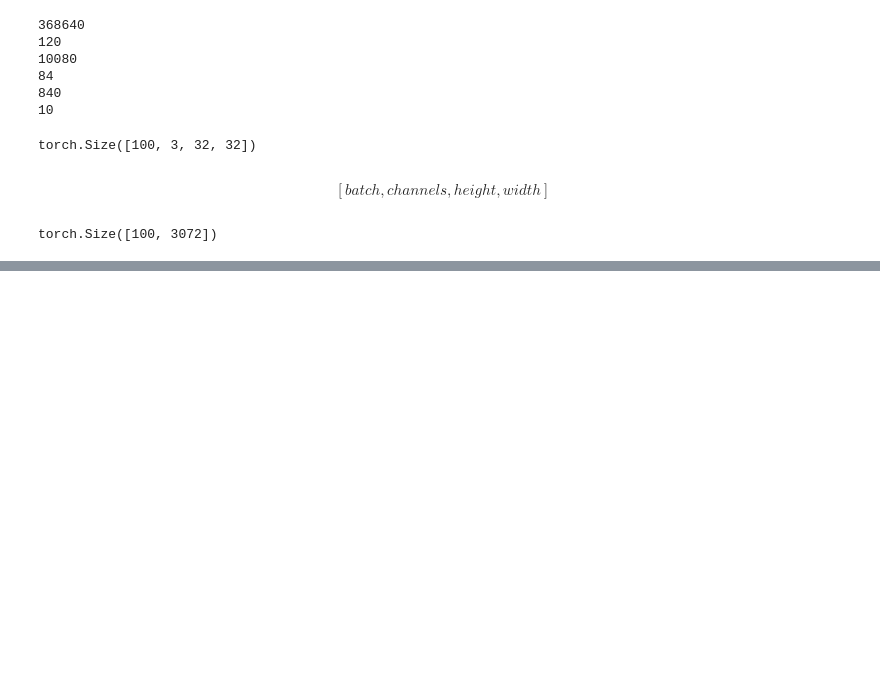
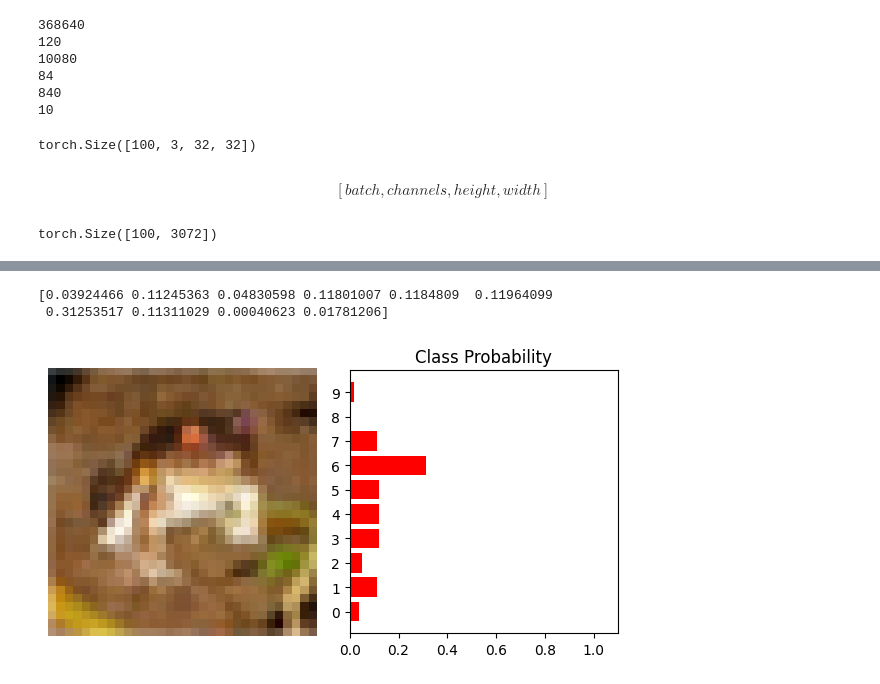
Before and after one commit to AndrsGzRo/deeplearning-pytorch, a Jupyter notebook: Multilayer_Perceptrons.ipynb, the cells around one changed output, grey strips where cells are left out. Cells and saved outputs as stored; diff of their text form; code cells hidden in the pictures; blank space fills up the shorter version.

```diff
--- a/Multilayer_Perceptrons.ipynb
+++ b/Multilayer_Perceptrons.ipynb
@@ -219,0 +243,26 @@ plt.show()
+# %%
+img = image.view(1,-1)
+
+with torch.no_grad():
+    model_prediction = model.forward(img)
+# %%
+probabilities = F.softmax(model_prediction, dim=1).detach().cpu().numpy().squeeze()
+
+print(probabilities)
+
+fig, (ax1, ax2) = plt.subplots(figsize=(6,8), ncols=2)
+img = img.view(3, 32, 32)
+ax1.imshow(img.permute(1, 2, 0).detach().cpu().numpy().squeeze(), cmap='inferno')
+ax1.axis('off')
+ax2.barh(np.arange(10), probabilities, color='r' )
+ax2.set_aspect(0.1)
+ax2.set_yticks(np.arange(10))
+ax2.set_yticklabels(np.arange(10))
+ax2.set_title('Class Probability')
+ax2.set_xlim(0, 1.1)
+
+plt.tight_layout()
+# %% [output]
+[0.03924466 0.11245363 0.04830598 0.11801007 0.1184809  0.11964099
+ 0.31253517 0.11311029 0.00040623 0.01781206]
+[figure, added]
```
Also changed, not shown: parts of 8 cells of this notebook.
